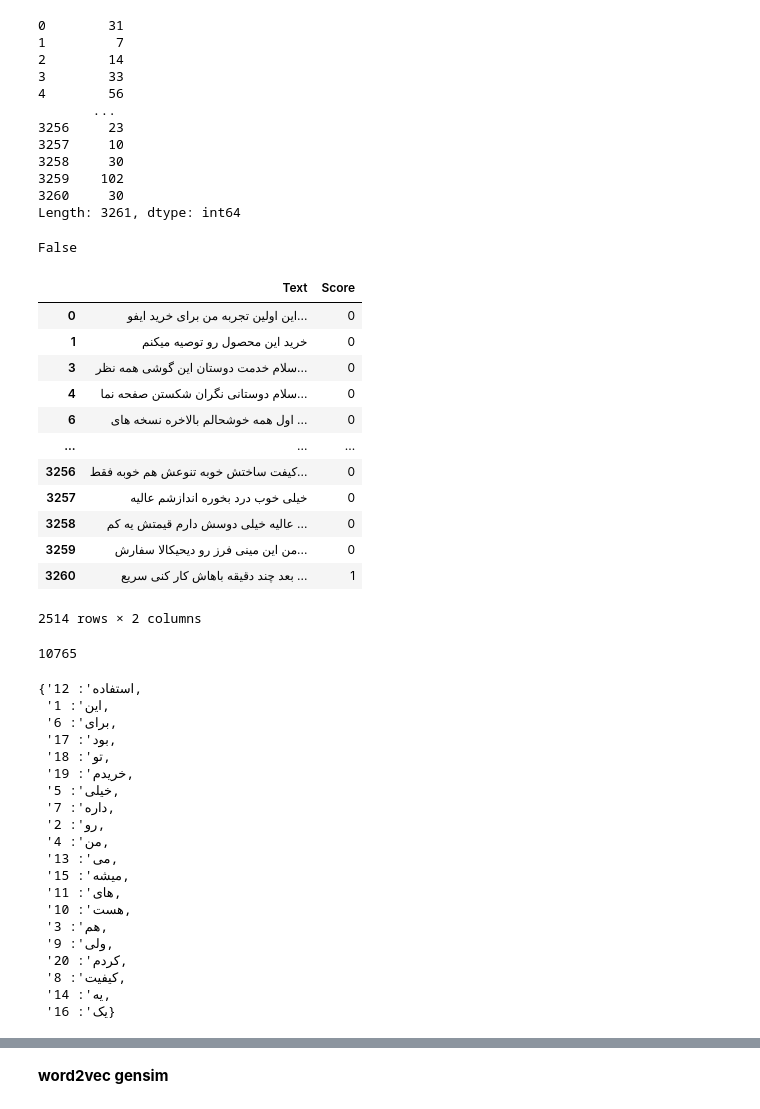
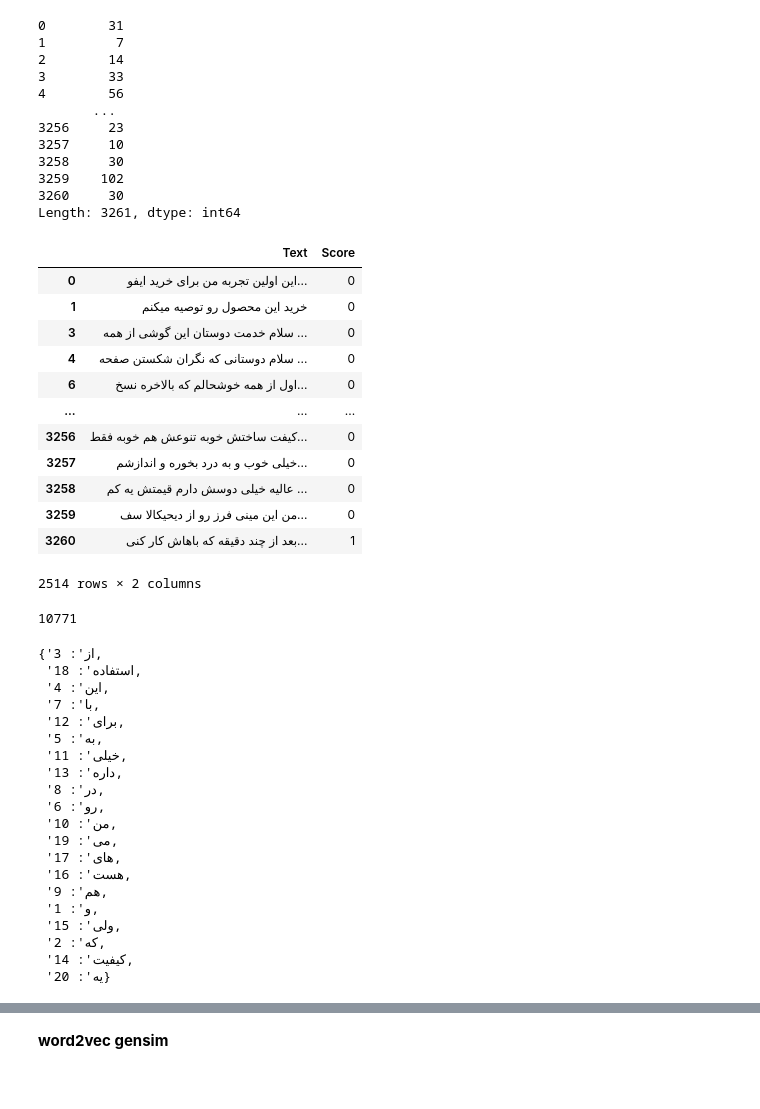
Before and after one commit to zhpinkman/coursera-nlp, a Jupyter notebook: nlp_sentiment_analysis.ipynb, the cells around one changed output, grey strips where cells are left out. Cells and saved outputs as stored; diff of their text form; code cells hidden in the pictures.

```diff
--- a/nlp_sentiment_analysis.ipynb
+++ b/nlp_sentiment_analysis.ipynb
@@ -43,44 +54,39 @@ text_lens
 3259    102
 3260     30
 Length: 3261, dtype: int64
-# %%
-'از' not in ['از', 'به', 'با', 'در', 'و', 'که']
-# %% [output]
-False
 # %%
 df = df[['Text', 'Score']]
 df = df[(df.Score > 70) | (df.Score < 60)]
 df
 def labelScore(x):
     if x.Score > 70:
         x.Score = 0
     elif x.Score < 60:
         x.Score = 1
     return x
 
 df = df.apply(labelScore, axis=1)
-df['Text'] = df['Text'].apply(lambda x: ' '.join([word for word in x.split() if word not in ['از', 'به', 'با', 'در', 'و', 'که']]))
 df
 # %% [output]
 |  | Text | Score |
 | 0 | این اولین تجربه من برای خرید ایفو... | 0 |
 | 1 | خرید این محصول رو توصیه میکنم | 0 |
-| 3 | سلام خدمت دوستان این گوشی همه نظر... | 0 |
-| 4 | سلام دوستانی نگران شکستن صفحه نما... | 0 |
-| 6 | اول همه خوشحالم بالاخره نسخه های ... | 0 |
+| 3 | سلام خدمت دوستان این گوشی از همه ... | 0 |
+| 4 | سلام دوستانی که نگران شکستن صفحه ... | 0 |
+| 6 | اول از همه خوشحالم که بالاخره نسخ... | 0 |
 | ... | ... | ... |
 | 3256 | کیفت ساختش خوبه تنوعش هم خوبه فقط... | 0 |
-| 3257 | خیلی خوب درد بخوره اندازشم عالیه | 0 |
+| 3257 | خیلی خوب و به درد بخوره و اندازشم... | 0 |
 | 3258 | عالیه خیلی دوسش دارم قیمتش یه کم ... | 0 |
-| 3259 | من این مینی فرز رو دیحیکالا سفارش... | 0 |
-| 3260 | بعد چند دقیقه باهاش کار کنی سریع ... | 1 |
+| 3259 | من این مینی فرز رو از دیحیکالا سف... | 0 |
+| 3260 | بعد از چند دقیقه که باهاش کار کنی... | 1 |
 2514 rows × 2 columns
 # %%
 from tensorflow.keras.preprocessing.text import Tokenizer
 from tensorflow.keras.preprocessing.sequence import pad_sequences
 
 texts = df.Text.values
-tokenizer = Tokenizer(num_words=5000)
+tokenizer = Tokenizer(num_words=3000)
 tokenizer.fit_on_texts(texts)
 
 vocab_size = len(tokenizer.word_index) + 1
@@ -88,31 +94,31 @@ print(vocab_size)
 
 encoded_docs = tokenizer.texts_to_sequences(texts)
 
-padded_sequence = pad_sequences(encoded_docs, maxlen=300, padding='post')
+padded_sequence = pad_sequences(encoded_docs, maxlen=70, padding='post')
 
 dict(list(tokenizer.word_index.items())[:20])
 # %% [output]
-10765
+10771
-{'استفاده': 12,
- 'این': 1,
- 'برای': 6,
- 'بود': 17,
- 'تو': 18,
- 'خریدم': 19,
- 'خیلی': 5,
- 'داره': 7,
- 'رو': 2,
- 'من': 4,
- 'می': 13,
- 'میشه': 15,
- 'های': 11,
- 'هست': 10,
- 'هم': 3,
- 'ولی': 9,
- 'کردم': 20,
- 'کیفیت': 8,
- 'یه': 14,
- 'یک': 16}
+{'از': 3,
+ 'استفاده': 18,
+ 'این': 4,
+ 'با': 7,
+ 'برای': 12,
+ 'به': 5,
+ 'خیلی': 11,
+ 'داره': 13,
+ 'در': 8,
+ 'رو': 6,
+ 'من': 10,
+ 'می': 19,
+ 'های': 17,
+ 'هست': 16,
+ 'هم': 9,
+ 'و': 1,
+ 'ولی': 15,
+ 'که': 2,
+ 'کیفیت': 14,
+ 'یه': 20}
 # %%
 print(texts[0])
 print(encoded_docs[0])
```
Also changed, not shown: parts of 7 cells of this notebook.
